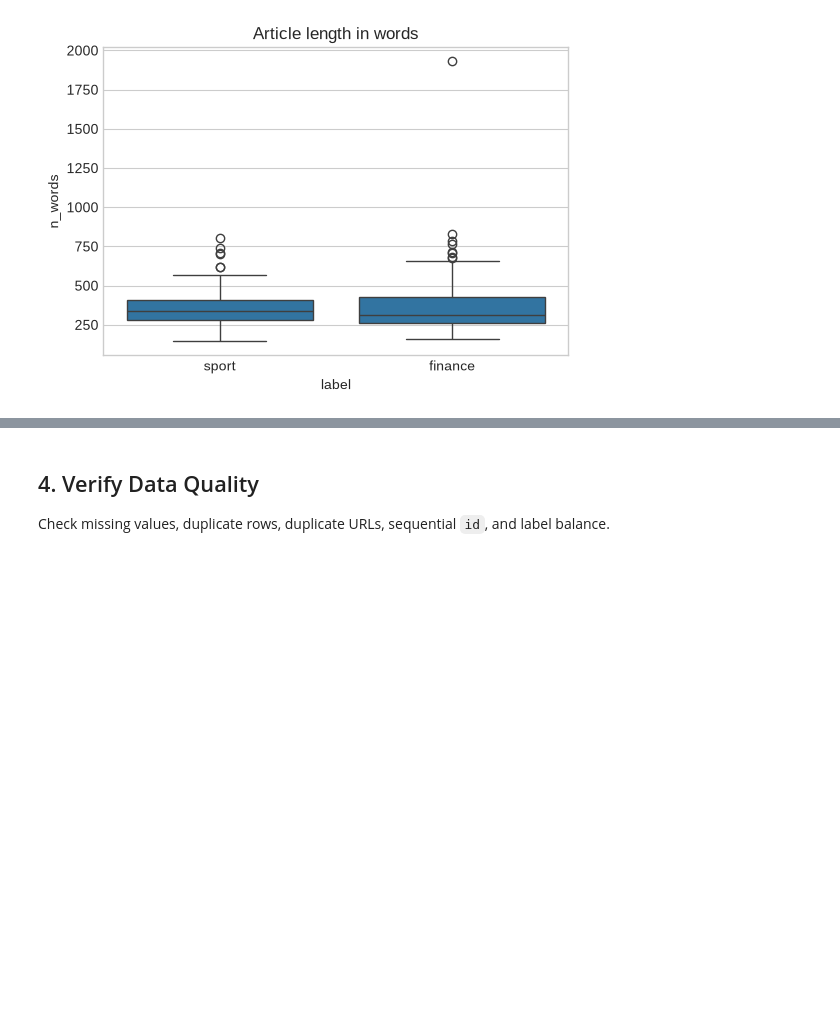
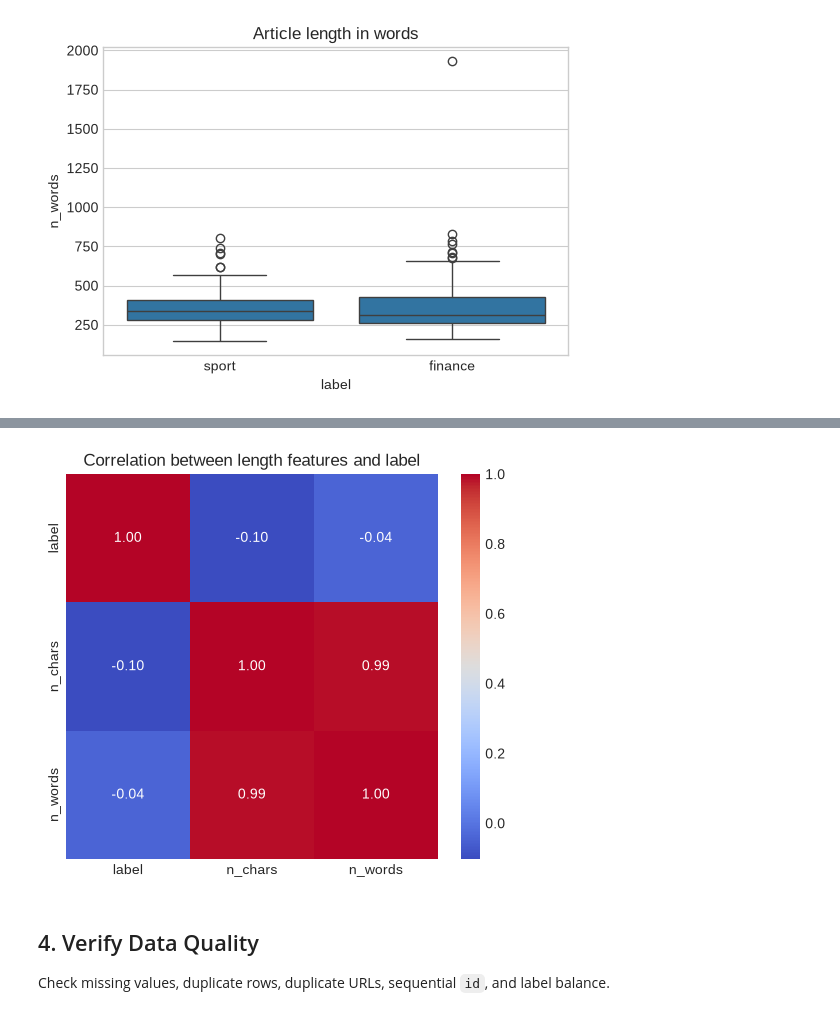
Before and after one commit to rhindottire/PPW, a Jupyter notebook: book/CRISP-DM/EDA.ipynb, the cells around one changed output, grey strips where cells are left out. Drawn from its saved outputs; the diff is of its cells as text; code cells hidden in the pictures; blank space fills up the shorter version.

```diff
--- a/book/CRISP-DM/EDA.ipynb
+++ b/book/CRISP-DM/EDA.ipynb
@@ -273,3 +273,13 @@ plt.show()
+# %%
+num_features = df[["label", "n_chars", "n_words"]].copy()
+num_features["label"] = num_features["label"].astype("category").cat.codes
+
+fig, ax = plt.subplots(figsize=(6, 5))
+sns.heatmap(num_features.corr(), annot=True, fmt=".2f", cmap="coolwarm", ax=ax)
+ax.set_title("Correlation between length features and label")
+plt.show()
+# %% [output]
+[figure, added]
 # %% [markdown]
 ## 4. Verify Data Quality
 
```
Also changed, not shown: parts of 8 cells of this notebook, 2 other files.
